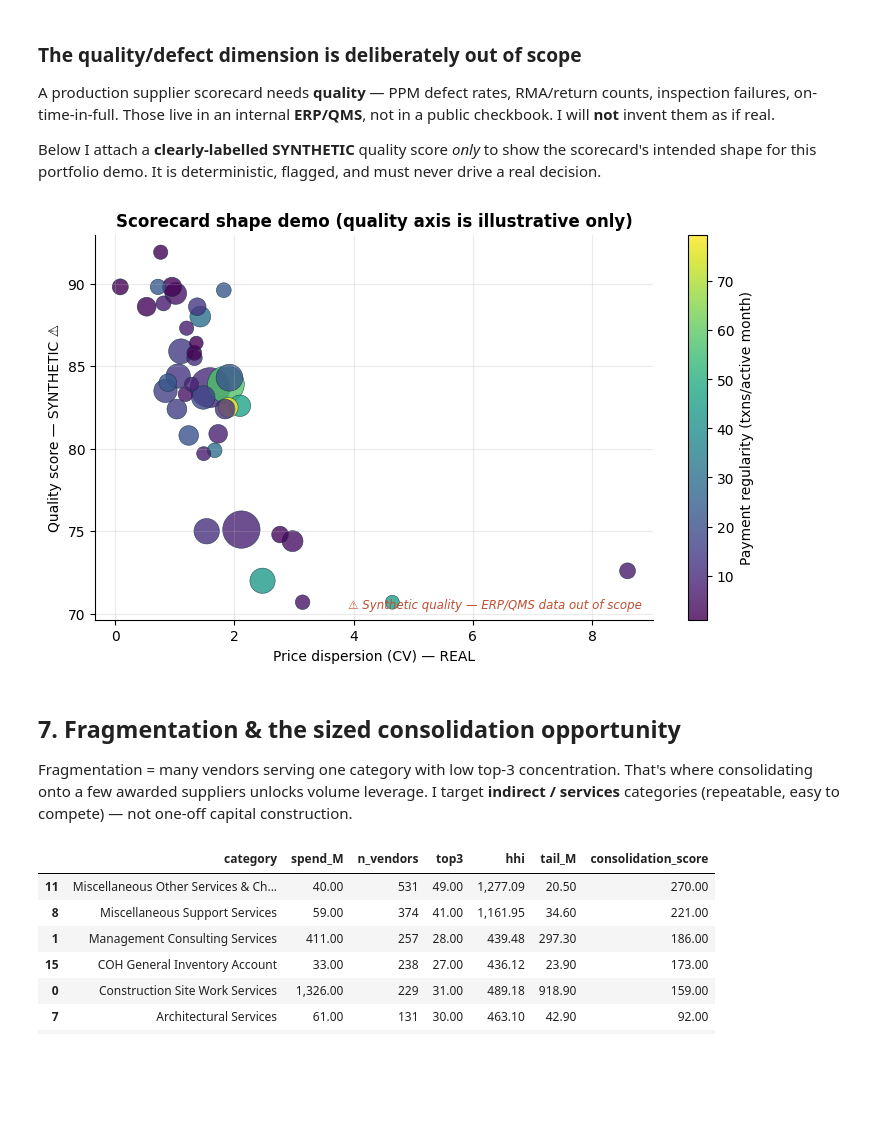
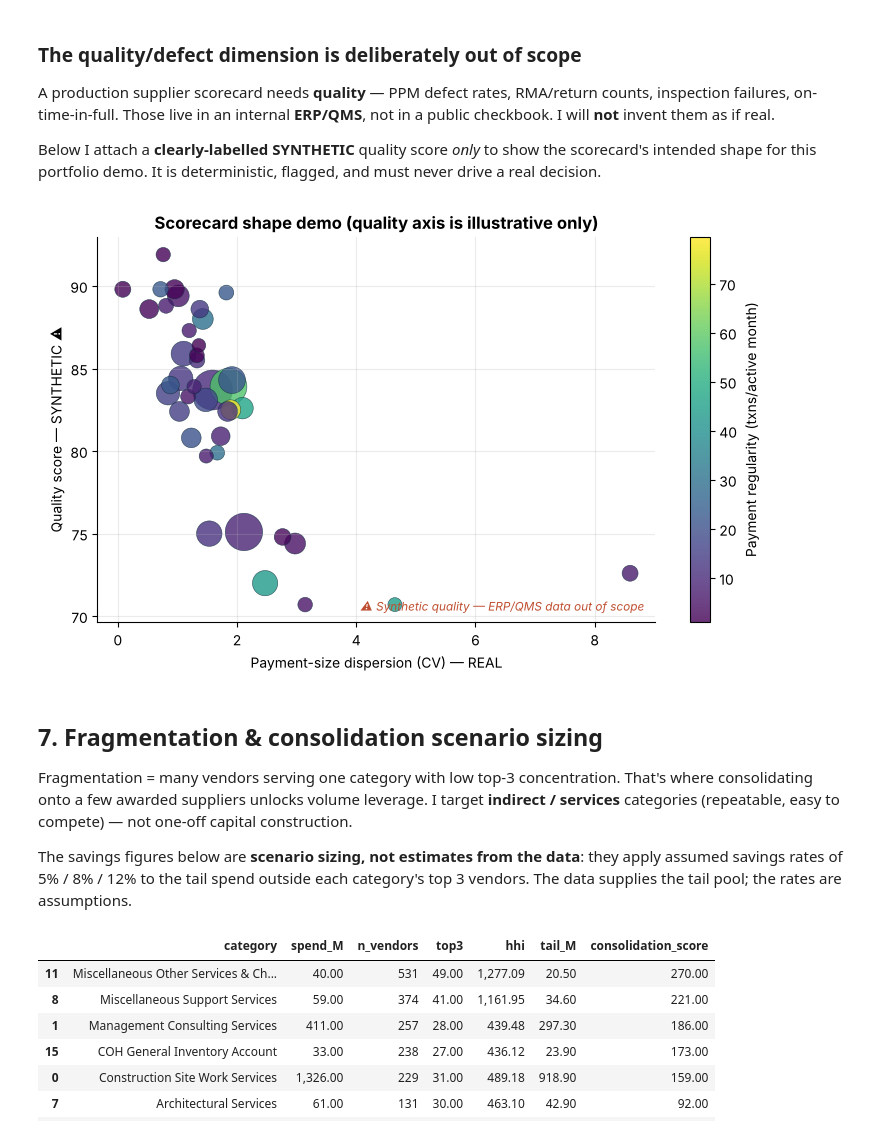
Before and after one commit to jordanshamu/procurement-spend-analytics, a Jupyter notebook: notebooks/procurement_spend_analysis.ipynb, the cells around one changed output. Drawn from its saved outputs; the diff is of its cells as text; code cells hidden in the pictures; blank space fills up the shorter version.

```diff
--- a/notebooks/procurement_spend_analysis.ipynb
+++ b/notebooks/procurement_spend_analysis.ipynb
@@ -409,22 +483,26 @@ shape for this portfolio demo. It is deterministic, flagged, and must never driv
 # %%
 scq = utils.add_illustrative_quality(utils.supplier_scorecard(addr, top_n=40))
 fig,ax=plt.subplots(figsize=(9,5))
 sizes=(scq['total_spend']/scq['total_spend'].max()*800)+25
-s=ax.scatter(scq['price_dispersion'], scq['quality_score_SYNTH'], s=sizes,
+s=ax.scatter(scq['payment_size_dispersion'], scq['quality_score_SYNTH'], s=sizes,
              c=scq['regularity_proxy'], cmap='viridis', alpha=0.8, edgecolor=INK, lw=0.4)
-ax.set_xlabel('Price dispersion (CV) — REAL'); ax.set_ylabel('Quality score — SYNTHETIC ⚠')
+ax.set_xlabel('Payment-size dispersion (CV) — REAL'); ax.set_ylabel('Quality score — SYNTHETIC ⚠')
 ax.set_title('Scorecard shape demo (quality axis is illustrative only)')
 plt.colorbar(s,label='Payment regularity (txns/active month)')
 ax.text(0.98,0.03,'⚠ Synthetic quality — ERP/QMS data out of scope',transform=ax.transAxes,
         ha='right',fontsize=8.5,style='italic',color=CLAY); plt.show()
 # %% [output]
-[figure, old version]
+[figure, new version]
 # %% [markdown]
-## 7. Fragmentation & the sized consolidation opportunity
+## 7. Fragmentation & consolidation scenario sizing
 
 Fragmentation = many vendors serving one category with low top-3 concentration. That's where
 consolidating onto a few awarded suppliers unlocks volume leverage. I target **indirect / services**
 categories (repeatable, easy to compete) — not one-off capital construction.
+
+The savings figures below are **scenario sizing, not estimates from the data**: they apply assumed
+savings rates of 5% / 8% / 12% to the tail spend outside each category's top 3 vendors. The data
+supplies the tail pool; the rates are assumptions.
 # %%
 frag=utils.fragmentation_table(addr, min_vendors=10)
 cand=frag[frag['spend']>2.5e7].copy()
```
Also changed, not shown: parts of 22 cells of this notebook, 15 other files.
